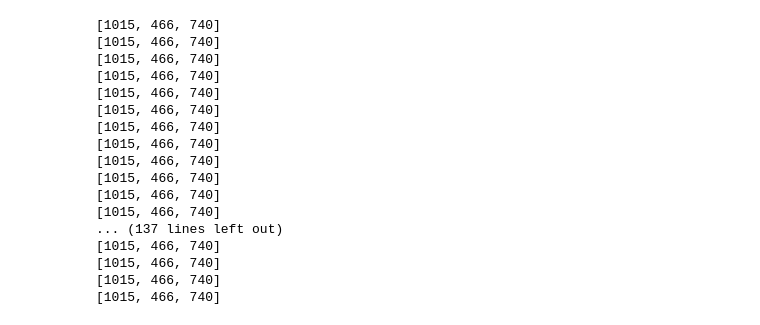
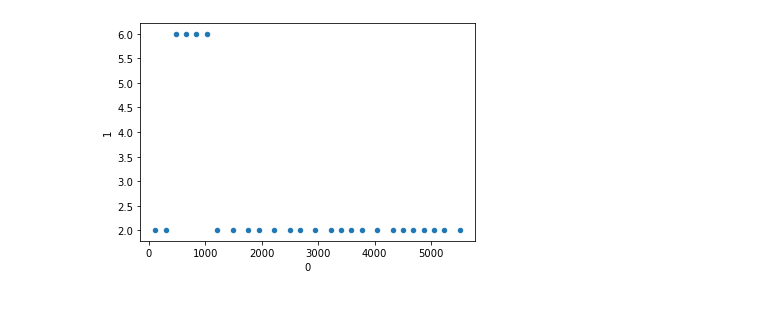
Before and after one commit to GrosoWoW/Practica, a Jupyter notebook: Intento/Cartera/Simulacion_Cartera_ALIVE.ipynb, the cells around one changed output. Saved outputs shown, nothing was run; the diff lists cells and outputs as text; code cells hidden in the pictures.

```diff
--- a/Intento/Cartera/Simulacion_Cartera_ALIVE.ipynb
+++ b/Intento/Cartera/Simulacion_Cartera_ALIVE.ipynb
@@ -91,5 +101,5 @@ def ajustes(bonos):
     bonos['Riesgo'] = bonos['RiesgoInt'].apply(lambda x: conversionSYP(x))
     return bonos
 # %%
-#bonos = ajustes(bonos_dbAlgebra(1,cn))
-#bonos
+bonos = ajustes(bonos_dbAlgebra(3,cn))
+bonos
@@ -115,24 +130,8 @@ See the caveats in the documentation: http://pandas.pydata.org/pandas-docs/stabl
 # %%
-# acciones = historico("DE000DWS2D90", "A", 60)
+acciones = historico("DE000DWS2D90", "A", 60)
 # %%
-cartera = Cartera(pd.DataFrame(), pd.DataFrame(), derivados,'CLP', datetime.date(2019,2,1), cn, 60)
+cartera = Cartera(acciones, bonos, derivados,'CLP', datetime.date(2019,2,1), cn, 60)
 # %% [output]
-[1015, 466, 740]
-[1015, 466, 740]
-[1015, 466, 740]
-[1015, 466, 740]
-[1015, 466, 740]
-[1015, 466, 740]
-[1015, 466, 740]
-[1015, 466, 740]
-[1015, 466, 740]
-[1015, 466, 740]
-[1015, 466, 740]
-[1015, 466, 740]
-... (137 lines left out)
-[1015, 466, 740]
-[1015, 466, 740]
-[1015, 466, 740]
-[1015, 466, 740]
+[figure, added]
 # %%
 print(cartera.get_historicos_totales())
```
Also changed, not shown: parts of 6 cells of this notebook, 3 other files.
